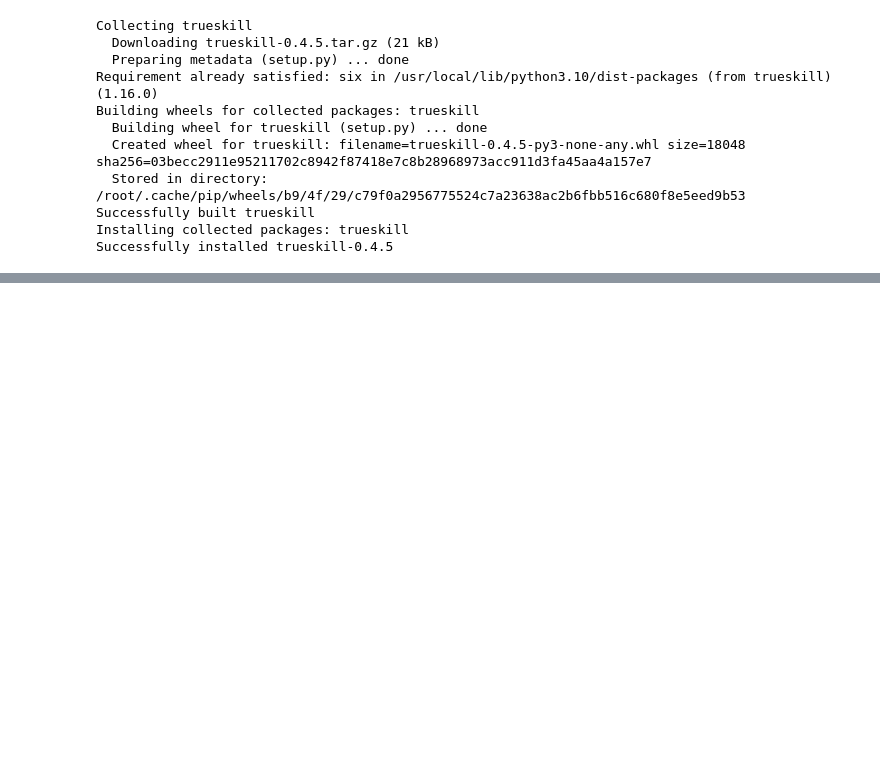
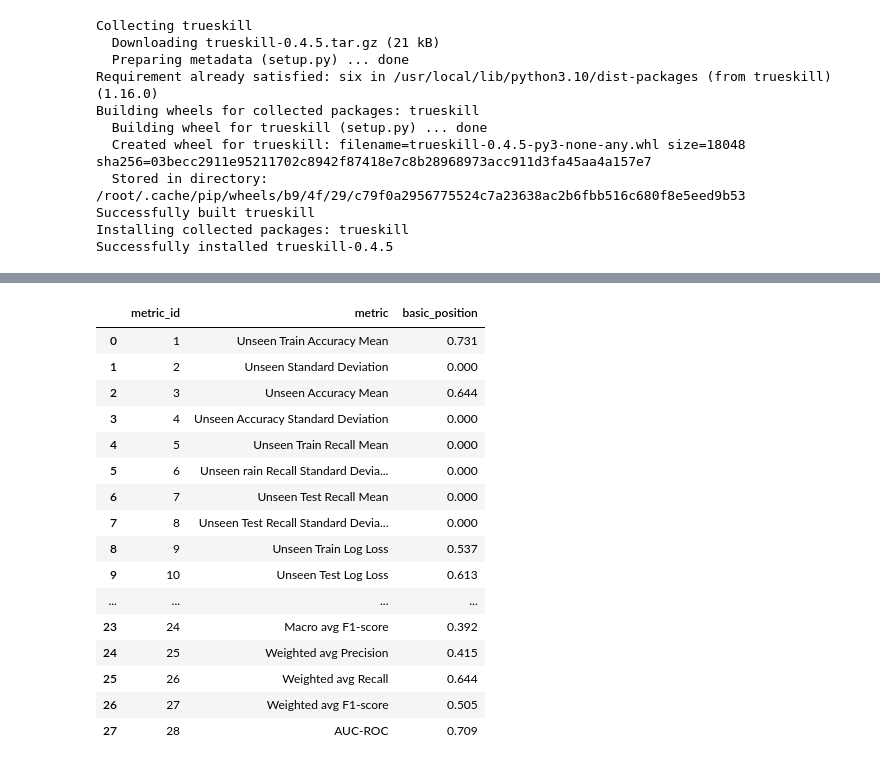
Before and after one commit to chorltonm/fa-cup-upsets, a Jupyter notebook: notebooks/models/rating_models_unseen.ipynb, the cells around one changed output, grey strips where cells are left out. Drawn from its saved outputs; the diff is of its cells as text; code cells hidden in the pictures; blank space fills up the shorter version.

```diff
--- a/notebooks/models/rating_models_unseen.ipynb
+++ b/notebooks/models/rating_models_unseen.ipynb
@@ -170,12 +196,12 @@ def run_rating_models_single_split (train_data, test_data, ratings_function, rat
     train_recalls = []
     test_accuracies = []
     test_recalls = []
-    y_train_true = []
-    y_train_pred = []
-    y_train_pred_proba = []
-    y_test_true = []
-    y_test_pred = []
-    y_test_pred_proba = []
+    all_y_train_true = []
+    all_y_train_pred = []
+    all_y_train_pred_proba = []
+    all_y_test_true = []
+    all_y_test_pred = []
+    all_y_test_pred_proba = []
     ratings = []
     test_predictions = []
 
@@ -214,9 +240,9 @@ def run_rating_models_single_split (train_data, test_data, ratings_function, rat
     train_recall = recall_score(train_actual_upsets, train_predicted_upsets)
     train_accuracies.append(train_accuracy)
     train_recalls.append(train_recall)
-    y_train_true.extend(train_actual_upsets)
-    y_train_pred.extend(train_predicted_upsets)
-    y_train_pred_proba.extend(train_upset_probabilities)
+    all_y_train_true.extend(train_actual_upsets)
+    all_y_train_pred.extend(train_predicted_upsets)
+    all_y_train_pred_proba.extend(train_upset_probabilities)
 
     # Predict upsets for test data
     test_actual_upsets = []
@@ -257,9 +283,9 @@ def run_rating_models_single_split (train_data, test_data, ratings_function, rat
     test_recall = recall_score(test_actual_upsets, test_predicted_upsets)
     test_accuracies.append(test_accuracy)
     test_recalls.append(test_recall)
-    y_test_true.extend(test_actual_upsets)
-    y_test_pred.extend(test_predicted_upsets)
-    y_test_pred_proba.extend(test_upset_probabilities)
+    all_y_test_true.extend(test_actual_upsets)
+    all_y_test_pred.extend(test_predicted_upsets)
+    all_y_test_pred_proba.extend(test_upset_probabilities)
 
     print(f"Train Accuracy: {train_accuracy:.3f}, Train Recall: {train_recall:.3f}")
     print(f"Test Accuracy: {test_accuracy:.3f}, Test Recall: {test_recall:.3f}")
@@ -271,7 +297,7 @@ def run_rating_models_single_split (train_data, test_data, ratings_function, rat
     ratings_df = ratings_df.sort_values(['team_no', 'fold_number'])
     ratings_df['rank'] = ratings_df.groupby('fold_number')['rating'].rank(ascending=False, method='dense').astype(int)
 
-    return ratings_df, test_predictions_df, y_train_true, y_train_pred, y_test_true, y_test_pred, train_accuracies, train_recalls, test_accuracies, test_recalls, y_train_pred_proba, y_test_pred_proba, ratings_model
+    return ratings_df, test_predictions_df, all_y_train_true, all_y_train_pred, all_y_test_true, all_y_test_pred, train_accuracies, train_recalls, test_accuracies, test_recalls, all_y_train_pred_proba, all_y_test_pred_proba, ratings_model
 # %%
 # Results & Rank Dataframes
 all_ranks_df = pd.DataFrame(columns=['team_no','fold_number'])
@@ -295,42 +338,59 @@ fa_cup_scores_test_unseen = fa_cup_scores_df[fa_cup_scores_all_df['season_year']
 # %%
 # Basic Position Ratings
 ratings_model = 'basic_position'
-ratings_function = basic_position_ratings
-num_folds = 5
+ratings_function = ratings_functions.basic_position_ratings
+test_flag = 'Unseen'
 
-# Call ratings function and run cross validation
-
-(ratings_df, test_predictions_df, y_train_true, y_train_pred, y_test_true, y_test_pred,
+# Call ratings function and train test split
+(ratings_df, test_predictions_df, all_y_train_true, all_y_train_pred, all_y_test_true, all_y_test_pred,
  train_accuracies, train_recalls, test_accuracies, test_recalls,
- y_train_pred_proba, y_test_pred_proba, ratings_model) =  run_rating_models_single_split (train_data, test_data, ratings_function, ratings_model)
+ all_y_train_pred_proba, all_y_test_pred_proba, ratings_model) =  run_rating_models_single_split (fa_cup_scores__all_train_df, fa_cup_scores_test_all_unseen_df, ratings_function, ratings_model)
 
 
 # Display results
 test_predictions_df.index = range(1, len(test_predictions_df) + 1)
 display(test_predictions_df)
 
 ratings_df.index = range(1, len(ratings_df) + 1)
 display(ratings_df)
 
 # Load predictions and ratinbgs to Google Big Query
 load_predictions_and_ratings_to_bigquery(client, test_predictions_df, ratings_df, ratings_model)
 
 # Create dataframe to compare rank and use for final rank aggregation
 rank_df = ratings_df[['team_no', 'fold_number', 'rank']]
 rank_df = rank_df.rename(columns={'rank': ratings_model})
 all_ranks_df = all_ranks_df.merge(rank_df, on=['team_no','fold_number'], how='outer')
 display(all_ranks_df)
 
 # Create confusion matrix from results
 model_name_ranking = ratings_model
-results_df, cm_fig, roc_fig = create_model_results_df(all_y_train_true, all_y_train_pred, all_y_test_true, all_y_test_pred, fold_train_accuracies, fold_train_recalls, fold_test_accuracies, fold_test_recalls, all_y_train_pred_proba, all_y_test_pred_proba, model_name_ranking)
+results_df, cm_fig, roc_fig = create_model_results.create_model_results_df (all_y_train_true, all_y_train_pred, all_y_test_true, all_y_test_pred, train_accuracies, train_recalls, test_accuracies, test_recalls, all_y_train_pred_proba, all_y_test_pred_proba, model_name_ranking, test_flag)
 
 results_df = results_df.reset_index()
 results_df['metric_id'] = results_df.index + 1
 results_df = results_df[['metric_id', 'metric', ratings_model]]
 
 all_results_df = all_results_df.merge(results_df, on=['metric_id', 'metric'], how='outer')
 display(all_results_df)
+# %% [output]
+|  | metric_id | metric | basic_position |
+| 0 | 1 | Unseen Train Accuracy Mean | 0.731 |
+| 1 | 2 | Unseen Standard Deviation | 0.000 |
+| 2 | 3 | Unseen Accuracy Mean | 0.644 |
+| 3 | 4 | Unseen Accuracy Standard Deviation | 0.000 |
+| 4 | 5 | Unseen Train Recall Mean | 0.000 |
+| 5 | 6 | Unseen rain Recall Standard Devia... | 0.000 |
+| 6 | 7 | Unseen Test Recall Mean | 0.000 |
+| 7 | 8 | Unseen Test Recall Standard Devia... | 0.000 |
+| 8 | 9 | Unseen Train Log Loss | 0.537 |
+| 9 | 10 | Unseen Test Log Loss | 0.613 |
+| ... | ... | ... | ... |
+| 23 | 24 | Macro avg F1-score | 0.392 |
+| 24 | 25 | Weighted avg Precision | 0.415 |
+| 25 | 26 | Weighted avg Recall | 0.644 |
+| 26 | 27 | Weighted avg F1-score | 0.505 |
+| 27 | 28 | AUC-ROC | 0.709 |
 # %%
 # Massey Ratings
 ratings_model = 'massey'
```
Also changed, not shown: parts of 16 cells of this notebook.
